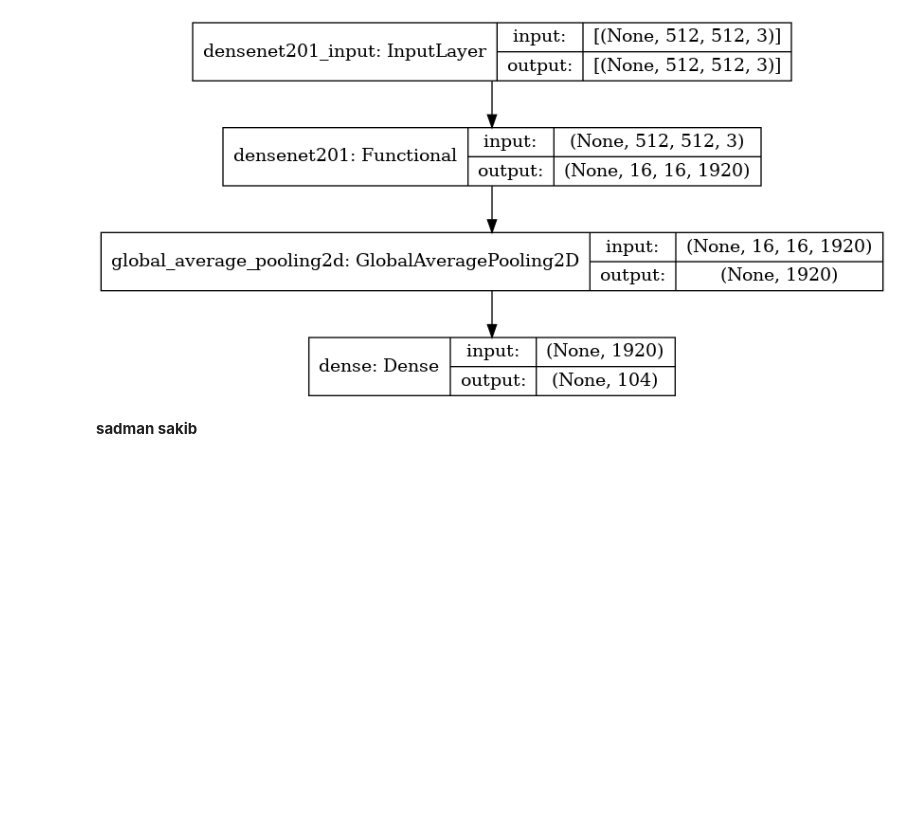
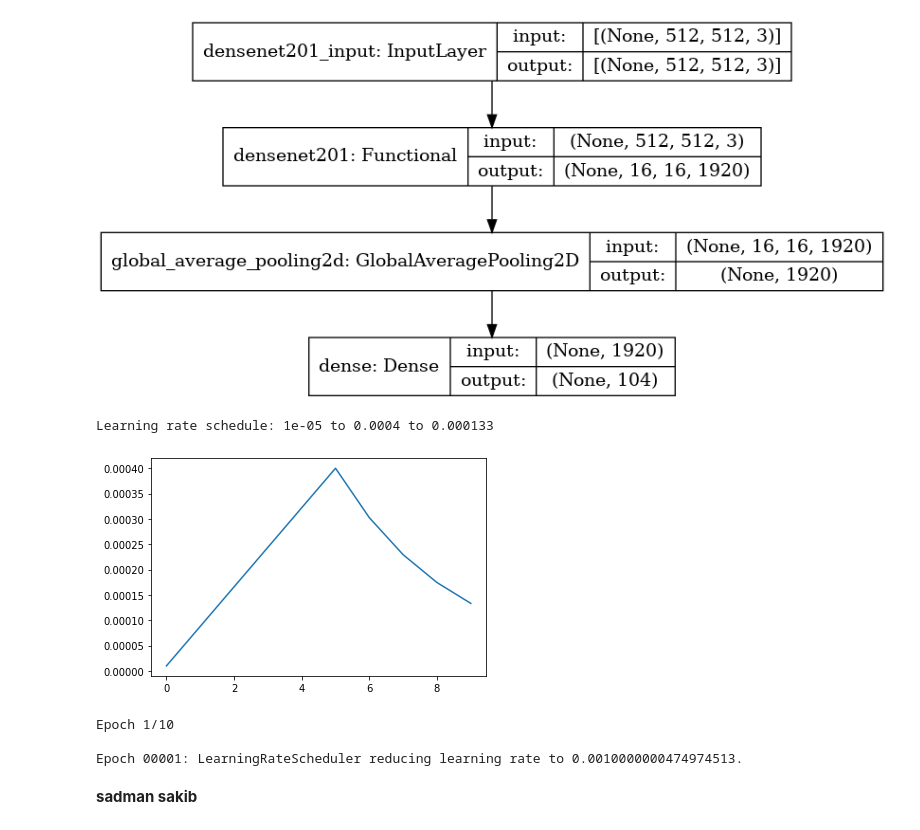
Before and after one commit to pooya-sharifi/Petals-to-the-Metal---Flower-Classification-on-TPU, a Jupyter notebook: notebook3d1b6f758f.ipynb, the cells around one changed output. Drawn from its saved outputs; the diff is of its cells as text; code cells hidden in the pictures; blank space fills up the shorter version.

```diff
--- a/notebook3d1b6f758f.ipynb
+++ b/notebook3d1b6f758f.ipynb
@@ -667,3 +663,66 @@ _________________________________________________________________
 tf.keras.utils.plot_model(model, show_shapes=True)
 # %% [output]
 [figure]
+# %%
+if not using_ensemble_models:
+    # Define training epochs
+    EPOCHS = 10
+
+    # Define the batch size. This will be 16 with TPU off and 128 (=16*8) with TPU on
+    BATCH_SIZE = 16 * strategy.num_replicas_in_sync #See Note 3.1 above 😀
+
+    STEPS_PER_EPOCH = NUM_TRAINING_IMAGES // BATCH_SIZE
+# %%
+if not using_ensemble_models:
+    # Learning Rate Schedule for Fine Tuning #
+    def exponential_lr(epoch,
+                       start_lr = 0.00001, min_lr = 0.00001, max_lr = 0.00005 * strategy.num_replicas_in_sync, #tuning1
+                       rampup_epochs = 5, sustain_epochs = 0,
+                       exp_decay = 0.75): #tuning1
+
+        def lr(epoch, start_lr, min_lr, max_lr, rampup_epochs, sustain_epochs, exp_decay):
+            # linear increase from start to rampup_epochs
+            if epoch < rampup_epochs:
+                lr = ((max_lr - start_lr) /
+                      rampup_epochs * epoch + start_lr)
+            # constant max_lr during sustain_epochs
+            elif epoch < rampup_epochs + sustain_epochs:
+                lr = max_lr
+            # exponential decay towards min_lr
+            else:
+                lr = ((max_lr - min_lr) *
+                      exp_decay**(epoch - rampup_epochs - sustain_epochs) +
+                      min_lr)
+            return lr
+        return lr(epoch,
+                  start_lr,
+                  min_lr,
+                  max_lr,
+                  rampup_epochs,
+                  sustain_epochs,
+                  exp_decay)
+
+    lr_callback = tf.keras.callbacks.LearningRateScheduler(exponential_lr, verbose=True)
+
+    rng = [i for i in range(EPOCHS)]
+    y = [exponential_lr(x) for x in rng]
+    plt.plot(rng, y)
+    print("Learning rate schedule: {:.3g} to {:.3g} to {:.3g}".format(y[0], max(y), y[-1]))
+# %% [output]
+Learning rate schedule: 1e-05 to 0.0004 to 0.000133
+[figure, added]
+# %%
+if not using_ensemble_models:
+    history = model.fit(
+        ds_train,
+        validation_data=ds_valid,
+        epochs=EPOCHS,
+        steps_per_epoch=STEPS_PER_EPOCH,
+        callbacks=[lr_callback, checkpoint], # Model weights are saved at the end of every epoch, if it's the best seen so far
+        #workers = 3 #tuning5 https://www.tensorflow.org/tutorials/distribute/multi_worker_with_keras
+        class_weight = weight_per_class #tuning11
+    )
+# %% [output]
+Epoch 1/10
+
+Epoch 00001: LearningRateScheduler reducing learning rate to 0.0010000000474974513.
```
Also changed, not shown: parts of 13 cells of this notebook.
